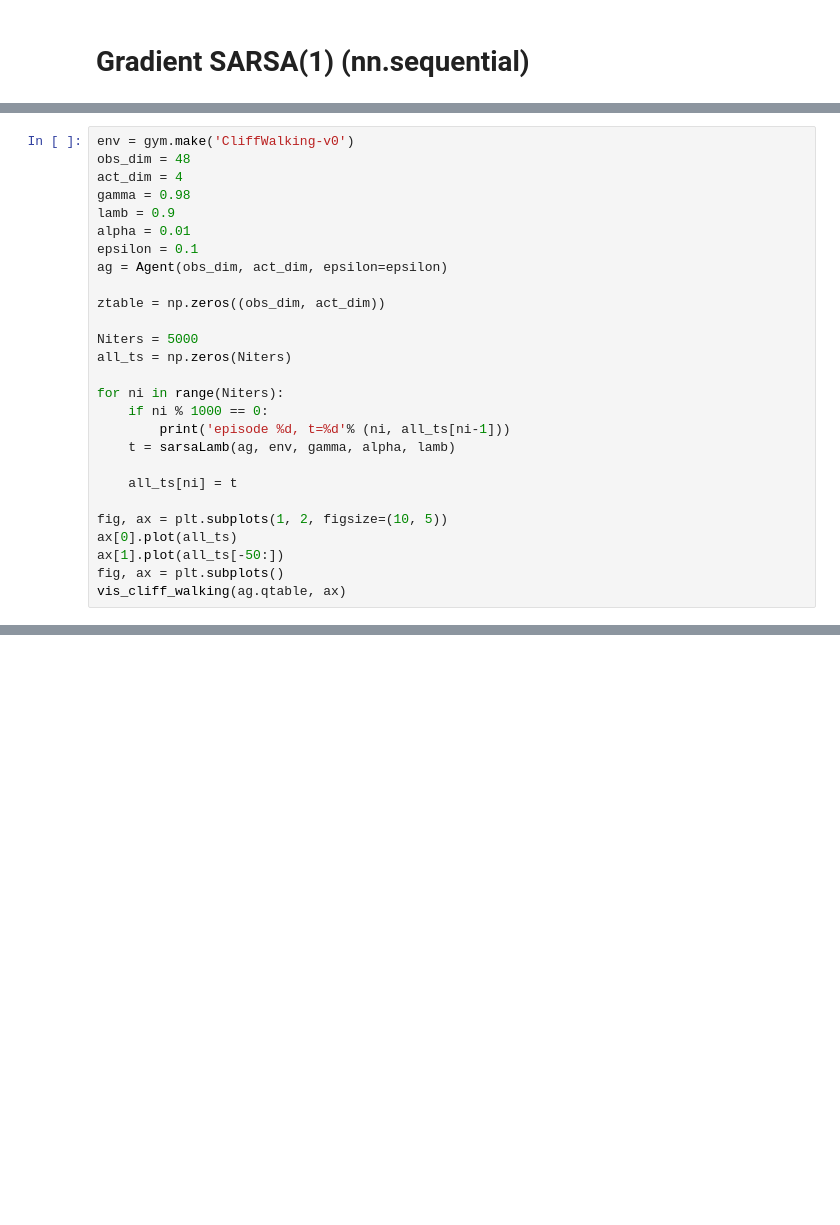
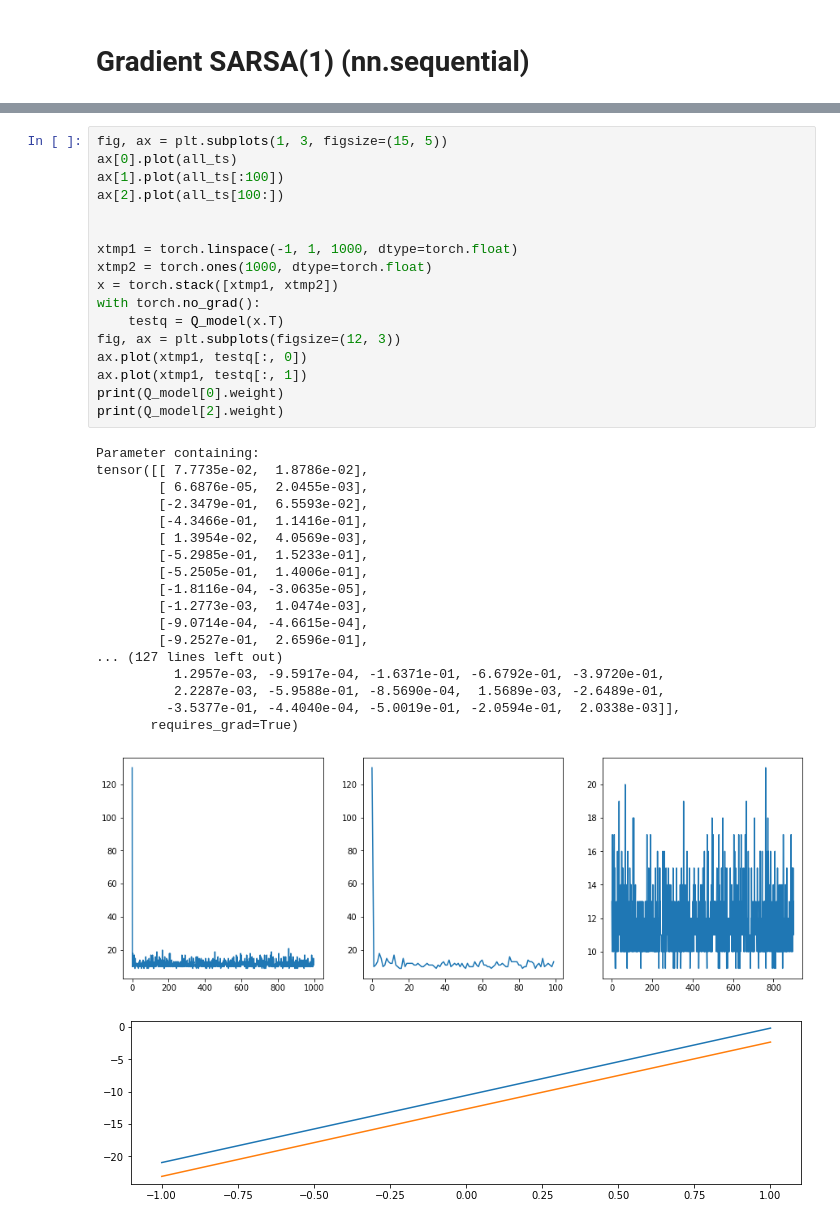
Before and after one commit to yyhhoi/RI_algorithms, a Jupyter notebook: Gradient_SARSA_RandomWalk.ipynb, the cells around one changed output, grey strips where cells are left out. Drawn from its saved outputs; the diff is of its cells as text; blank space fills up the shorter version.

```diff
--- a/Gradient_SARSA_RandomWalk.ipynb
+++ b/Gradient_SARSA_RandomWalk.ipynb
@@ -267,27 +255,0 @@ def sarsaLamb(ag, env, gamma, alpha, lamb):
-# %%
-env = gym.make('CliffWalking-v0')
-obs_dim = 48
-act_dim = 4
-gamma = 0.98
-lamb = 0.9
-alpha = 0.01
-epsilon = 0.1
-ag = Agent(obs_dim, act_dim, epsilon=epsilon)
-
-ztable = np.zeros((obs_dim, act_dim))
-
-Niters = 5000
-all_ts = np.zeros(Niters)
-
-for ni in range(Niters):
-    if ni % 1000 == 0:
-        print('episode %d, t=%d'% (ni, all_ts[ni-1]))
-    t = sarsaLamb(ag, env, gamma, alpha, lamb)
-
-    all_ts[ni] = t
-
-fig, ax = plt.subplots(1, 2, figsize=(10, 5))
-ax[0].plot(all_ts)
-ax[1].plot(all_ts[-50:])
-fig, ax = plt.subplots()
-vis_cliff_walking(ag.qtable, ax)
@@ -367,0 +345,37 @@ fig.tight_layout()
+# %%
+fig, ax = plt.subplots(1, 3, figsize=(15, 5))
+ax[0].plot(all_ts)
+ax[1].plot(all_ts[:100])
+ax[2].plot(all_ts[100:])
+
+
+xtmp1 = torch.linspace(-1, 1, 1000, dtype=torch.float)
+xtmp2 = torch.ones(1000, dtype=torch.float)
+x = torch.stack([xtmp1, xtmp2])
+with torch.no_grad():
+    testq = Q_model(x.T)
+fig, ax = plt.subplots(figsize=(12, 3))
+ax.plot(xtmp1, testq[:, 0])
+ax.plot(xtmp1, testq[:, 1])
+print(Q_model[0].weight)
+print(Q_model[2].weight)
+# %% [output]
+Parameter containing:
+tensor([[ 7.7735e-02,  1.8786e-02],
+        [ 6.6876e-05,  2.0455e-03],
+        [-2.3479e-01,  6.5593e-02],
+        [-4.3466e-01,  1.1416e-01],
+        [ 1.3954e-02,  4.0569e-03],
+        [-5.2985e-01,  1.5233e-01],
+        [-5.2505e-01,  1.4006e-01],
+        [-1.8116e-04, -3.0635e-05],
+        [-1.2773e-03,  1.0474e-03],
+        [-9.0714e-04, -4.6615e-04],
+        [-9.2527e-01,  2.6596e-01],
+... (127 lines left out)
+          1.2957e-03, -9.5917e-04, -1.6371e-01, -6.6792e-01, -3.9720e-01,
+          2.2287e-03, -5.9588e-01, -8.5690e-04,  1.5689e-03, -2.6489e-01,
+         -3.5377e-01, -4.4040e-04, -5.0019e-01, -2.0594e-01,  2.0338e-03]],
+       requires_grad=True)
+[figure, added]
+[figure, added]
```
Also changed, not shown: parts of 13 cells of this notebook, 1 other file.
